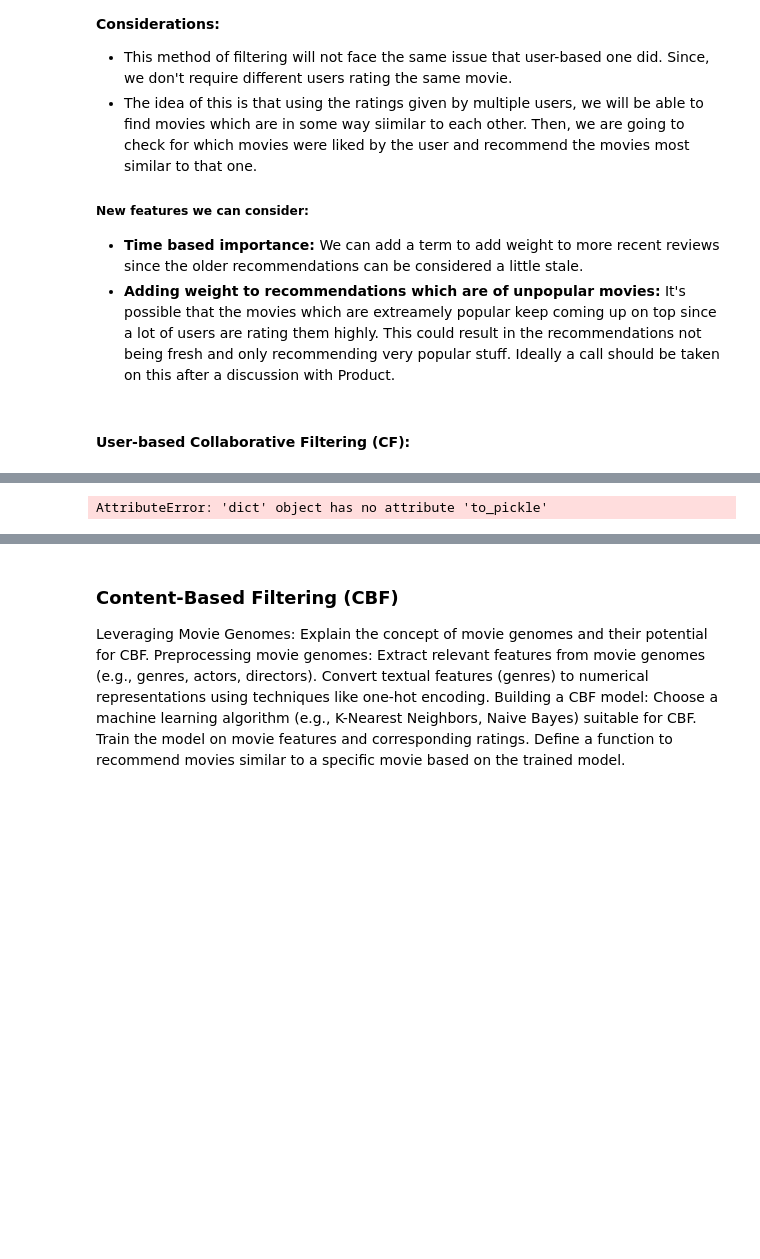
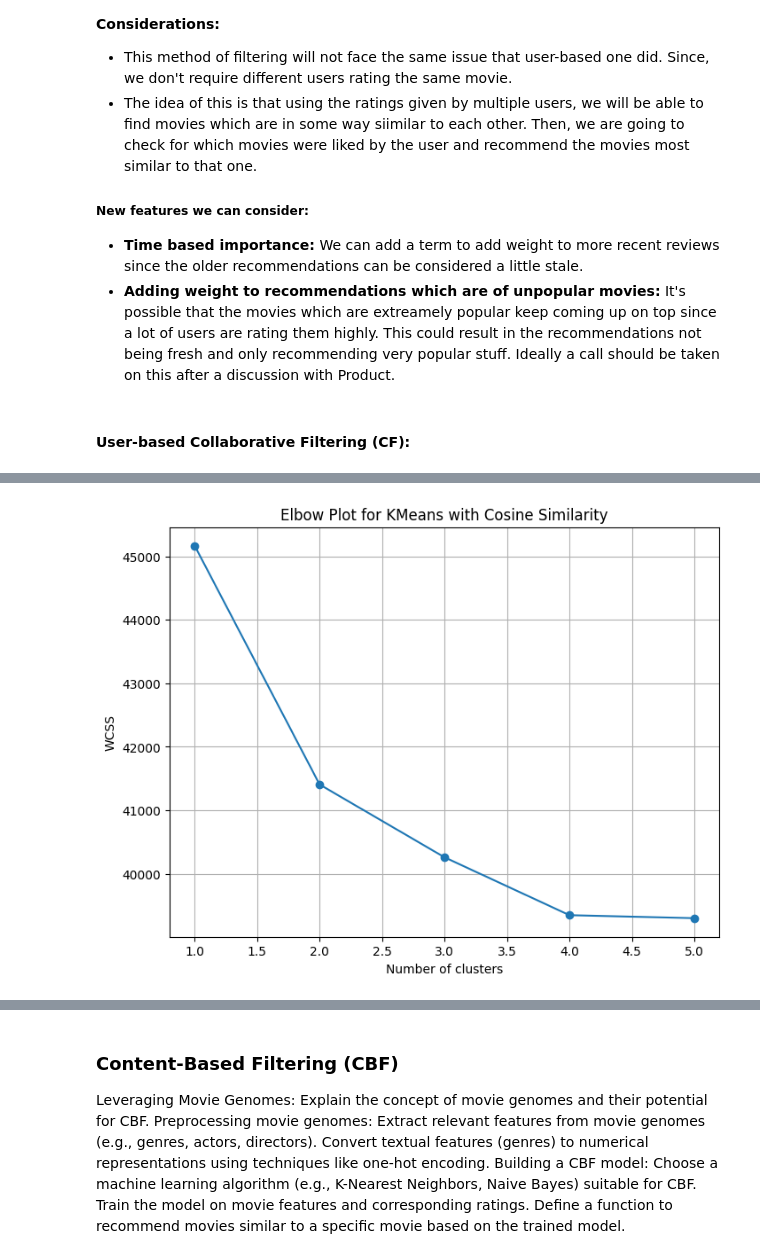
Before and after one commit to UtkarshBindal1996/MovieRecommendationSystem, a Jupyter notebook: recommendation_engine.ipynb, the cells around one changed output, grey strips where cells are left out. Saved outputs shown, nothing was run; the diff lists cells and outputs as text; code cells hidden in the pictures; blank space fills up the shorter version.

```diff
--- a/recommendation_engine.ipynb
+++ b/recommendation_engine.ipynb
@@ -161,6 +161,7 @@ for _, row in rating_df.iterrows():
         user_rating_dictionary[row['userId']] = {}
     user_rating_dictionary[row['userId']][row['movieId']] = row['rating']
 # %%
-user_rating_dictionary.to_pickle('./data/user_rating_dictionary.pkl')
+import pickle
+
+with open("./data/user_rating_dictionary.pkl", "wb") as f:
+    pickle.dump(user_rating_dictionary, f)
-# %% [output]
-AttributeError: 'dict' object has no attribute 'to_pickle'
@@ -169,6 +168,9 @@ user_rating_dictionary.head()
+# %%
+with open("./data/user_rating_dictionary.pkl", "rb") as f:
+    user_rating_dictionary = pickle.load(f)
 # %%
 # function to compute similarity between 2 users
-def adjusted_cosine_similarity(user1_ratings, user2_ratings, min_ratings=1):
+def adjusted_cosine_similarity(user1_ratings, user2_ratings, min_ratings=7):
     """
     Calculates the adjusted cosine similarity between two user rating dictionaries,
     considering only movies rated by both users and enforcing a minimum rating threshold.
@@ -197,6 +199,44 @@ def adjusted_cosine_similarity(user1_ratings, user2_ratings, min_ratings=1):
                          sum((user2_ratings[movie] - user2_avg)**2 for movie in intersection))
 
     if denominator == 0:
-    return 0  # Avoid division by zero
+        return 0  # Avoid division by zero
 
     return numerator / denominator
+# %%
+# Kmeas clustering using the cosine similarity
+import numpy as np
+from sklearn.cluster import KMeans
+from sklearn.metrics.pairwise import cosine_similarity
+import matplotlib.pyplot as plt
+
+def kmeans_cosine_elbow(data, max_clusters=5):
+    # Calculate cosine similarity matrix using your custom function
+    similarity_matrix = np.zeros((len(data), len(data)))  # Initialize similarity matrix
+    for i in range(len(data)):
+        for j in range(i, len(data)):  # Fill upper triangular matrix for efficiency (avoid duplicates)
+            similarity_matrix[i, j] = adjusted_cosine_similarity(data[i], data[j])
+            similarity_matrix[j, i] = similarity_matrix[i, j]  # Fill lower triangular matrix for symmetry
+
+    # List to store WCSS (Within-Cluster Sum of Squares) for different k values
+    wcss = []
+    for k in range(1, max_clusters + 1):
+        kmeans = KMeans(n_clusters=k, random_state=42)  # Set random state for reproducibility
+        kmeans.fit(similarity_matrix)
+        wcss.append(kmeans.inertia_)  # Inertia represents WCSS
+
+    # Elbow plot
+    plt.figure(figsize=(8, 6))
+    plt.plot(range(1, max_clusters + 1), wcss, marker='o', linestyle='-')
+    plt.xlabel("Number of clusters")
+    plt.ylabel("WCSS")
+    plt.title("Elbow Plot for KMeans with Cosine Similarity")
+    plt.grid(True)
+    plt.show()
+
+    # You can observe the elbow point in the plot to determine the optimal k
+
+# Example usage (replace with your actual data)
+data = list(user_rating_dictionary.values())[:1000]
+kmeans_cosine_elbow(data)
+# %% [output]
+[figure, added]
```
Also changed, not shown: parts of 4 cells of this notebook.
